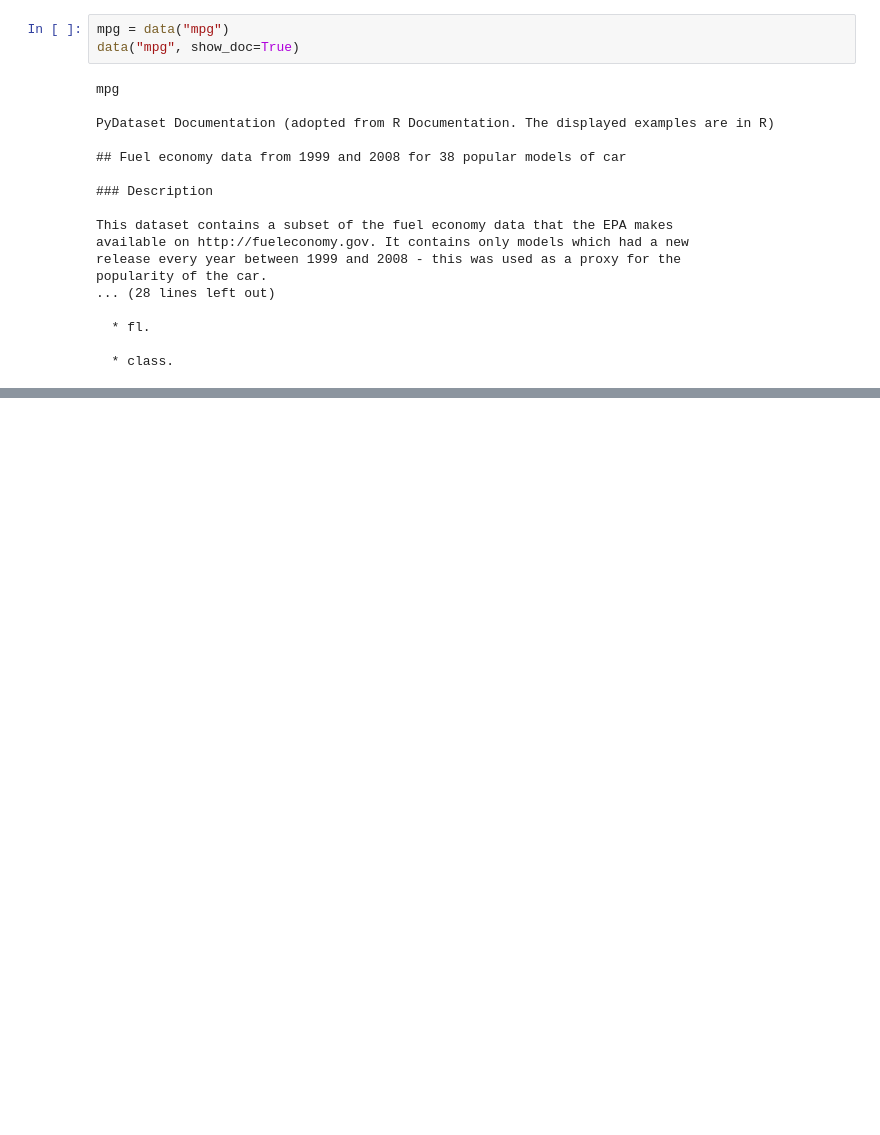
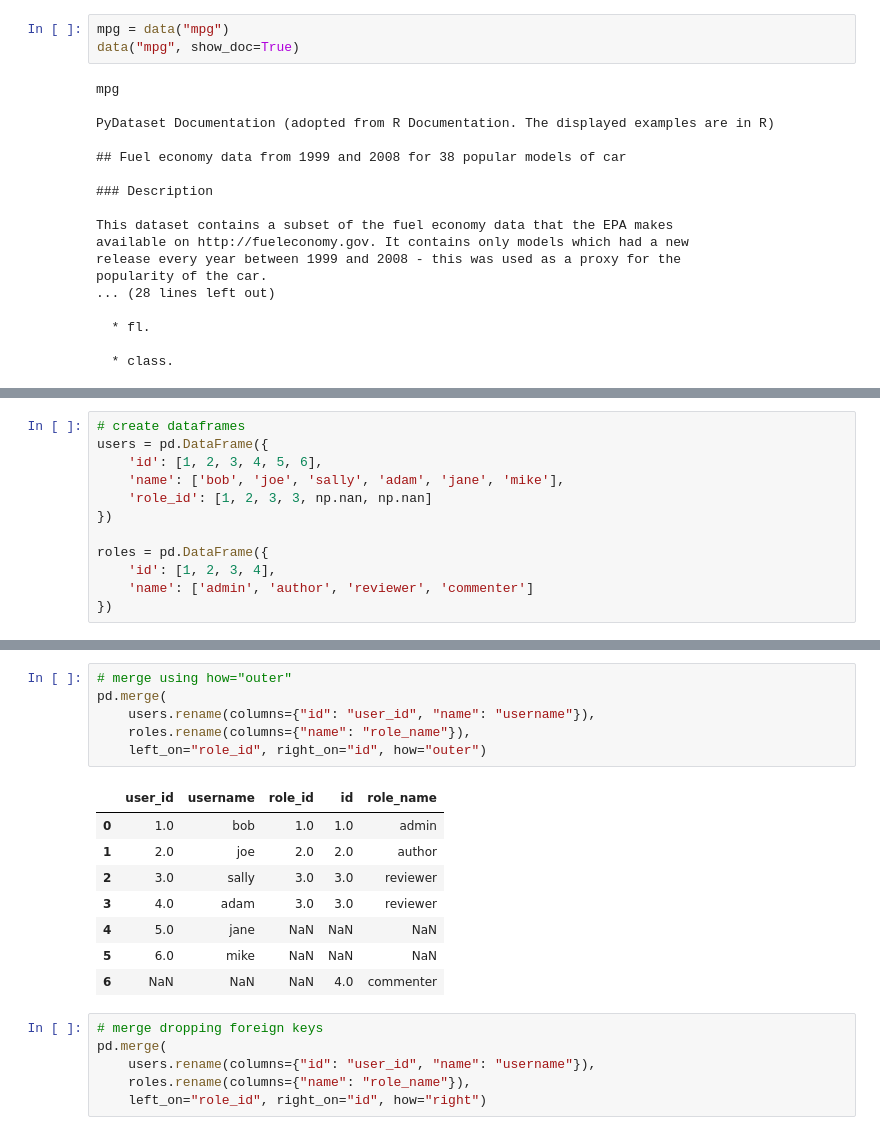
Before and after one commit to faithkane3/python-exercises, a Jupyter notebook: pandas_exercises.ipynb, the cells around one changed output, grey strips where cells are left out. Saved outputs shown, nothing was run; the diff lists cells and outputs as text; blank space fills up the shorter version.

```diff
--- a/pandas_exercises.ipynb
+++ b/pandas_exercises.ipynb
@@ -469,0 +151,12 @@ num_above_median / len(Mammals) * 100
+# %%
+# create dataframes
+users = pd.DataFrame({
+    'id': [1, 2, 3, 4, 5, 6],
+    'name': ['bob', 'joe', 'sally', 'adam', 'jane', 'mike'],
+    'role_id': [1, 2, 3, 3, np.nan, np.nan]
+})
+
+roles = pd.DataFrame({
+    'id': [1, 2, 3, 4],
+    'name': ['admin', 'author', 'reviewer', 'commenter']
+})
@@ -469,0 +176,21 @@ num_above_median / len(Mammals) * 100
+# %%
+# merge using how="outer"
+pd.merge(
+    users.rename(columns={"id": "user_id", "name": "username"}),
+    roles.rename(columns={"name": "role_name"}),
+    left_on="role_id", right_on="id", how="outer")
+# %% [output]
+|  | user_id | username | role_id | id | role_name |
+| 0 | 1.0 | bob | 1.0 | 1.0 | admin |
+| 1 | 2.0 | joe | 2.0 | 2.0 | author |
+| 2 | 3.0 | sally | 3.0 | 3.0 | reviewer |
+| 3 | 4.0 | adam | 3.0 | 3.0 | reviewer |
+| 4 | 5.0 | jane | NaN | NaN | NaN |
+| 5 | 6.0 | mike | NaN | NaN | NaN |
+| 6 | NaN | NaN | NaN | 4.0 | commenter |
+# %%
+# merge dropping foreign keys
+pd.merge(
+    users.rename(columns={"id": "user_id", "name": "username"}),
+    roles.rename(columns={"name": "role_name"}),
+    left_on="role_id", right_on="id", how="right")
```
Also changed, not shown: parts of 92 cells of this notebook, 3 other files.
